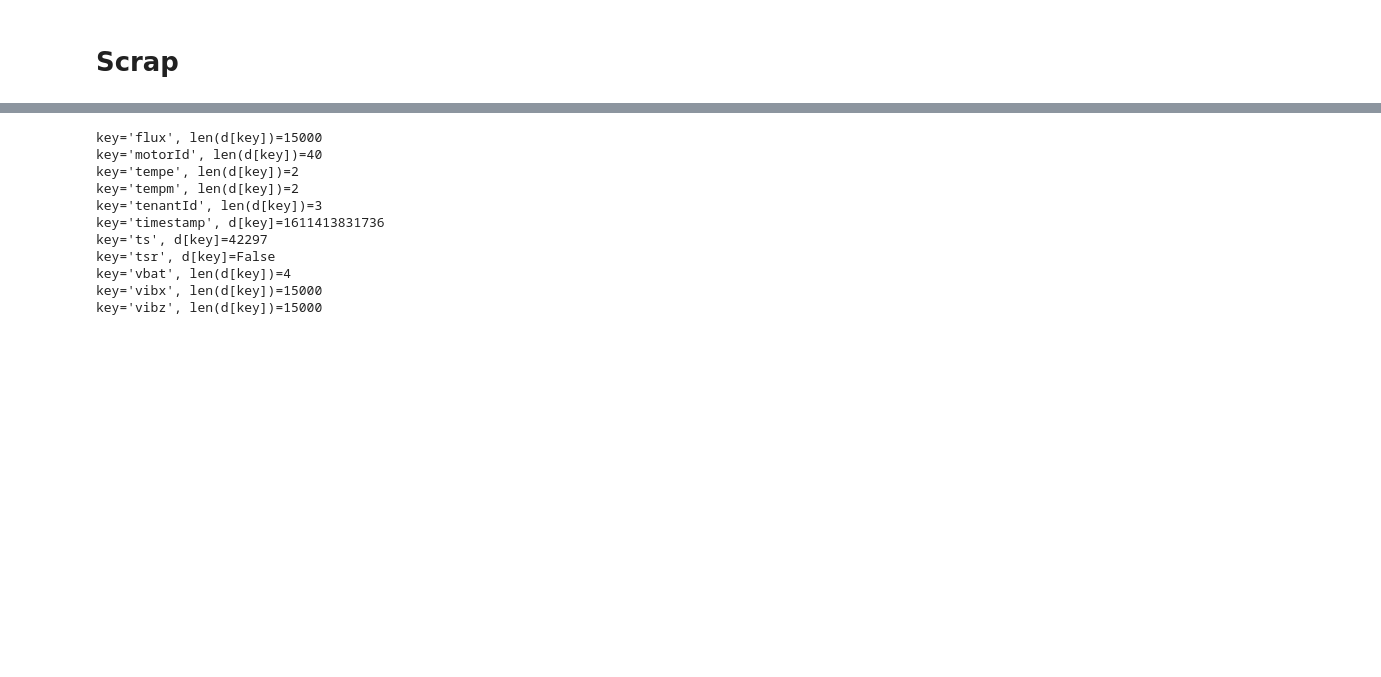
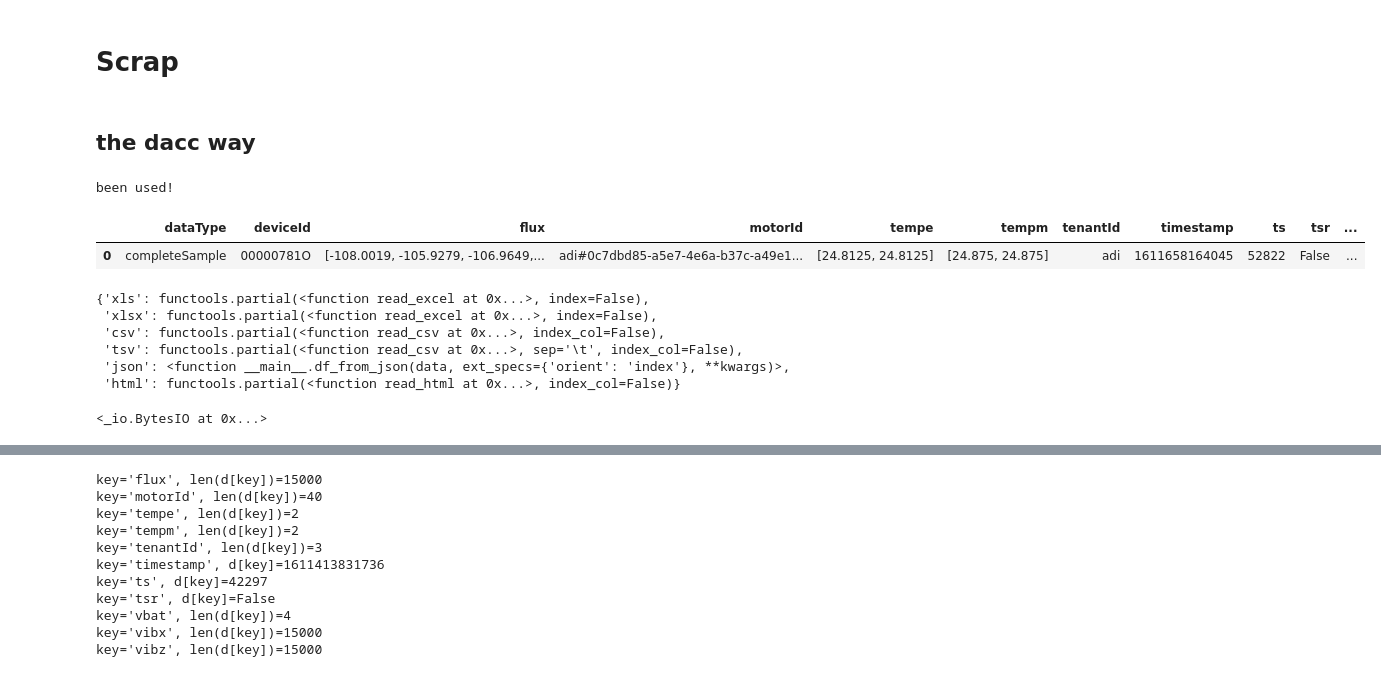
Before and after one commit to thorwhalen/plunk, a Jupyter notebook: plunk/sb/sms/data_access.ipynb, the cells around one changed output, grey strips where cells are left out. Cells and saved outputs as stored; diff of their text form; code cells hidden in the pictures; blank space fills up the shorter version.

```diff
--- a/plunk/sb/sms/data_access.ipynb
+++ b/plunk/sb/sms/data_access.ipynb
@@ -76,3 +75,5 @@ array([<AxesSubplot: >, <AxesSubplot: >, <AxesSubplot: >], dtype=object)
 [figure]
 # %% [markdown]
 # Scrap
+# %% [markdown]
+## the dacc way
@@ -78,0 +101,30 @@ array([<AxesSubplot: >, <AxesSubplot: >, <AxesSubplot: >], dtype=object)
+# %%
+def df_from_json(data, ext_specs={"orient": "index"}, **kwargs):
+    """Get a dataframe from a (data, ext) pair"""
+    kwargs = dict(ext_specs, **kwargs)
+    return pd.read_json(data, **kwargs).T
+
+dflt_ext_mapping['json']=df_from_json
+# %%
+import os.path
+
+# Path
+path = "~/Dropbox/_odata/sound/induction_motor_data/"
+full_path = os.path.expanduser(path)
+
+dflt_ext_mapping["json"] = df_from_json
+# df_from_data_according_to_ext = partial(
+#     df_from_data_according_to_key,
+#     mapping=dflt_ext_mapping,
+#     key=get_ext,
+# )
+# store
+store = DfLocalFileReader(full_path)
+
+# try one key
+key = list(store.keys())[0]
+store[key]
+# %% [output]
+been used!
+|  | dataType | deviceId | flux | motorId | tempe | tempm | tenantId | timestamp | ts | tsr | ... |
+| 0 | completeSample | 00000781O | [-108.0019, -105.9279, -106.9649,... | adi#0c7dbd85-a5e7-4e6a-b37c-a49e1... | [24.8125, 24.8125] | [24.875, 24.875] | adi | 1611658164045 | 52822 | False | ... |
@@ -78,0 +171,9 @@ array([<AxesSubplot: >, <AxesSubplot: >, <AxesSubplot: >], dtype=object)
+# %%
+dflt_ext_mapping
+# %% [output]
+{'xls': functools.partial(<function read_excel at 0x...>, index=False),
+ 'xlsx': functools.partial(<function read_excel at 0x...>, index=False),
+ 'csv': functools.partial(<function read_csv at 0x...>, index_col=False),
+ 'tsv': functools.partial(<function read_csv at 0x...>, sep='\t', index_col=False),
+ 'json': <function __main__.df_from_json(data, ext_specs={'orient': 'index'}, **kwargs)>,
+ 'html': functools.partial(<function read_html at 0x...>, index_col=False)}
@@ -78,0 +192,4 @@ array([<AxesSubplot: >, <AxesSubplot: >, <AxesSubplot: >], dtype=object)
+# %%
+data
+# %% [output]
+<_io.BytesIO at 0x...>
```
Also changed, not shown: parts of 28 cells of this notebook, 2 other files.
